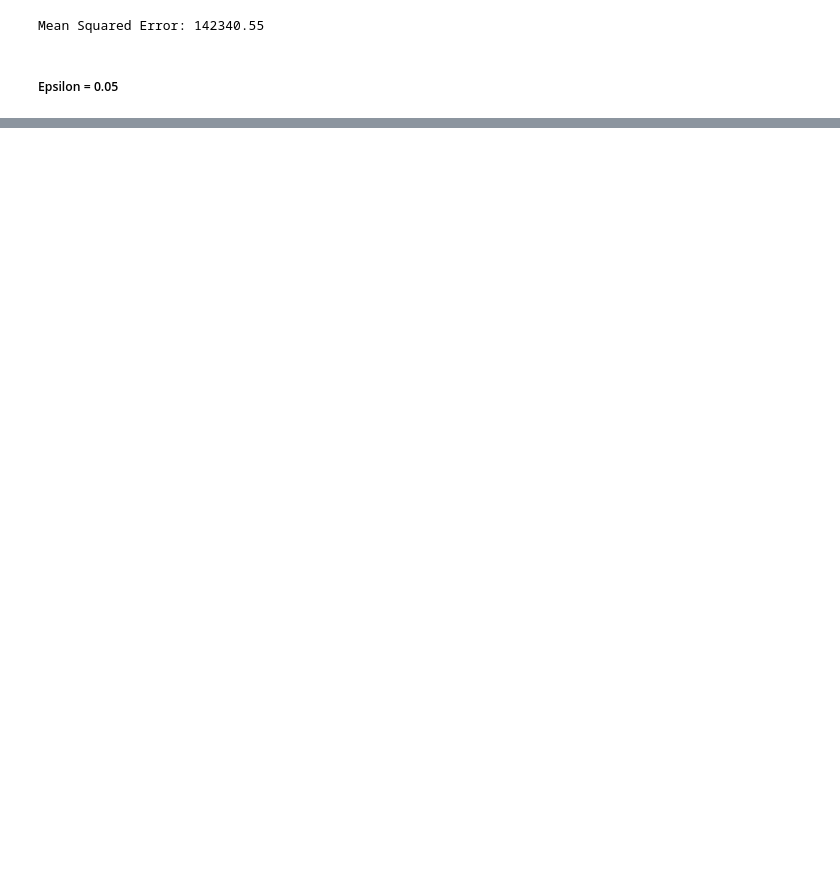
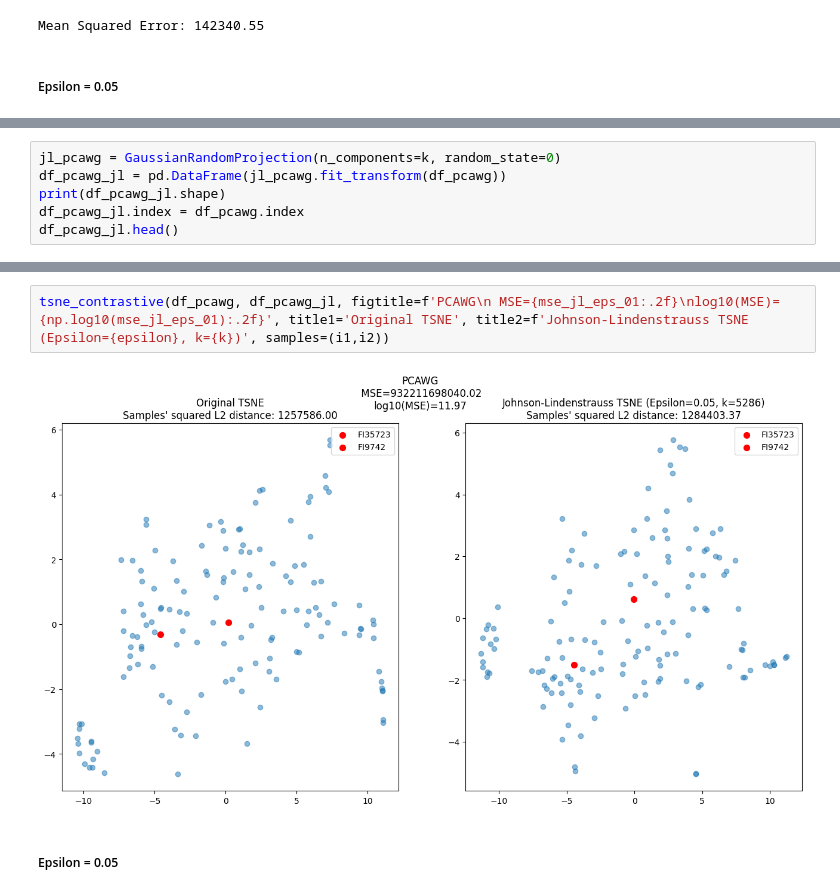
Before and after one commit to jakekrol/csci-7000-006-neurosymbolic-nlp, a Jupyter notebook: evaluation.ipynb, the cells around one changed output, grey strips where cells are left out. Cells and saved outputs as stored; diff of their text form; blank space fills up the shorter version.

```diff
--- a/evaluation.ipynb
+++ b/evaluation.ipynb
@@ -312,0 +400,6 @@ tsne_contrastive(df_1kg, df_1kg_jl, title1='Original TSNE', title2=f'Johnson-Lin
+# %%
+jl_pcawg = GaussianRandomProjection(n_components=k, random_state=0)
+df_pcawg_jl = pd.DataFrame(jl_pcawg.fit_transform(df_pcawg))
+print(df_pcawg_jl.shape)
+df_pcawg_jl.index = df_pcawg.index
+df_pcawg_jl.head()
@@ -341,0 +451,6 @@ np.mean((df_l2s_1kg["l2_log10_z"] - df_l2s_jl_1kg["l2_log10_z"]) ** 2)
+# %%
+tsne_contrastive(df_pcawg, df_pcawg_jl, figtitle=f'PCAWG\n MSE={mse_jl_eps_01:.2f}\nlog10(MSE)={np.log10(mse_jl_eps_01):.2f}', title1='Original TSNE', title2=f'Johnson-Lindenstrauss TSNE (Epsilon={epsilon}, k={k})', samples=(i1,i2))
+# %% [output]
+[figure, added]
+# %% [markdown]
+##### Epsilon = 0.05
```
Also changed, not shown: parts of 43 cells of this notebook, 4 other files.
